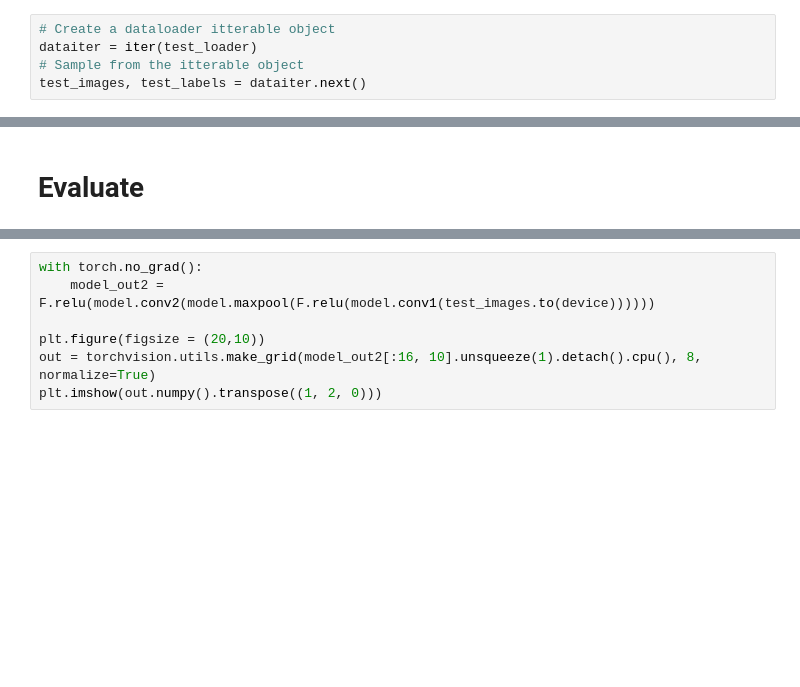
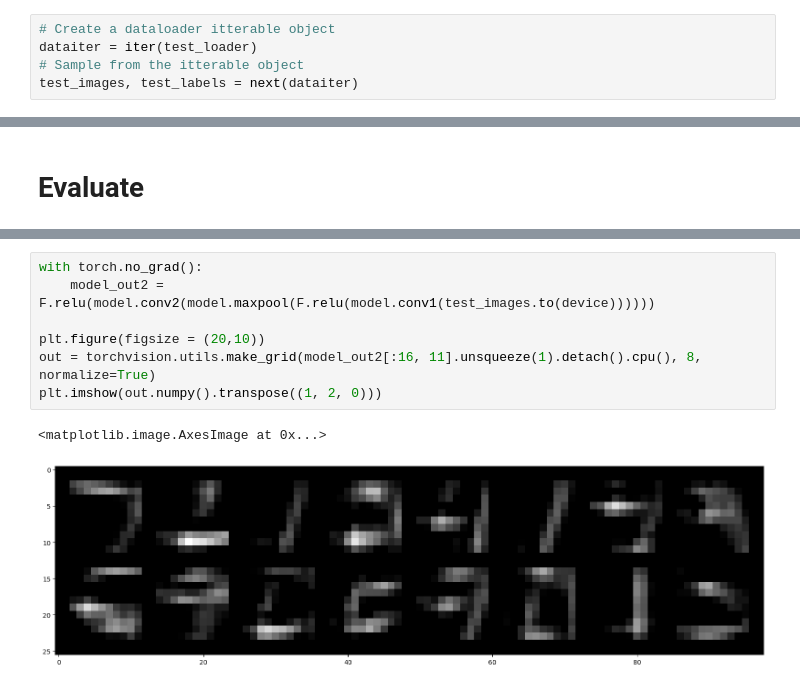
Before and after one commit to karthikponna/pytorch_from_scratch, a Jupyter notebook: pytorch_cnn/notebooks/Pytorch1_CNN_LeNet5_Solution.ipynb, the cells around one changed output, grey strips where cells are left out. Saved outputs shown, nothing was run; the diff lists cells and outputs as text; blank space fills up the shorter version.

```diff
--- a/pytorch_cnn/notebooks/Pytorch1_CNN_LeNet5_Solution.ipynb
+++ b/pytorch_cnn/notebooks/Pytorch1_CNN_LeNet5_Solution.ipynb
@@ -168,7 +168,7 @@ class LeNet(nn.Module):
 # Create a dataloader itterable object
 dataiter = iter(test_loader)
 # Sample from the itterable object
-test_images, test_labels = dataiter.next()
+test_images, test_labels = next(dataiter)
 # %%
 # Lets visualise an entire batch of images!
 plt.figure(figsize = (20,10))
@@ -317,7 +350,10 @@ plt.imshow(out.numpy().transpose((1, 2, 0)))
 # %%
 with torch.no_grad():
     model_out2 = F.relu(model.conv2(model.maxpool(F.relu(model.conv1(test_images.to(device))))))
 
 plt.figure(figsize = (20,10))
-out = torchvision.utils.make_grid(model_out2[:16, 10].unsqueeze(1).detach().cpu(), 8, normalize=True)
+out = torchvision.utils.make_grid(model_out2[:16, 11].unsqueeze(1).detach().cpu(), 8, normalize=True)
 plt.imshow(out.numpy().transpose((1, 2, 0)))
+# %% [output]
+<matplotlib.image.AxesImage at 0x...>
+[figure, added]
```
Also changed, not shown: parts of 9 cells of this notebook, 10 other files.
